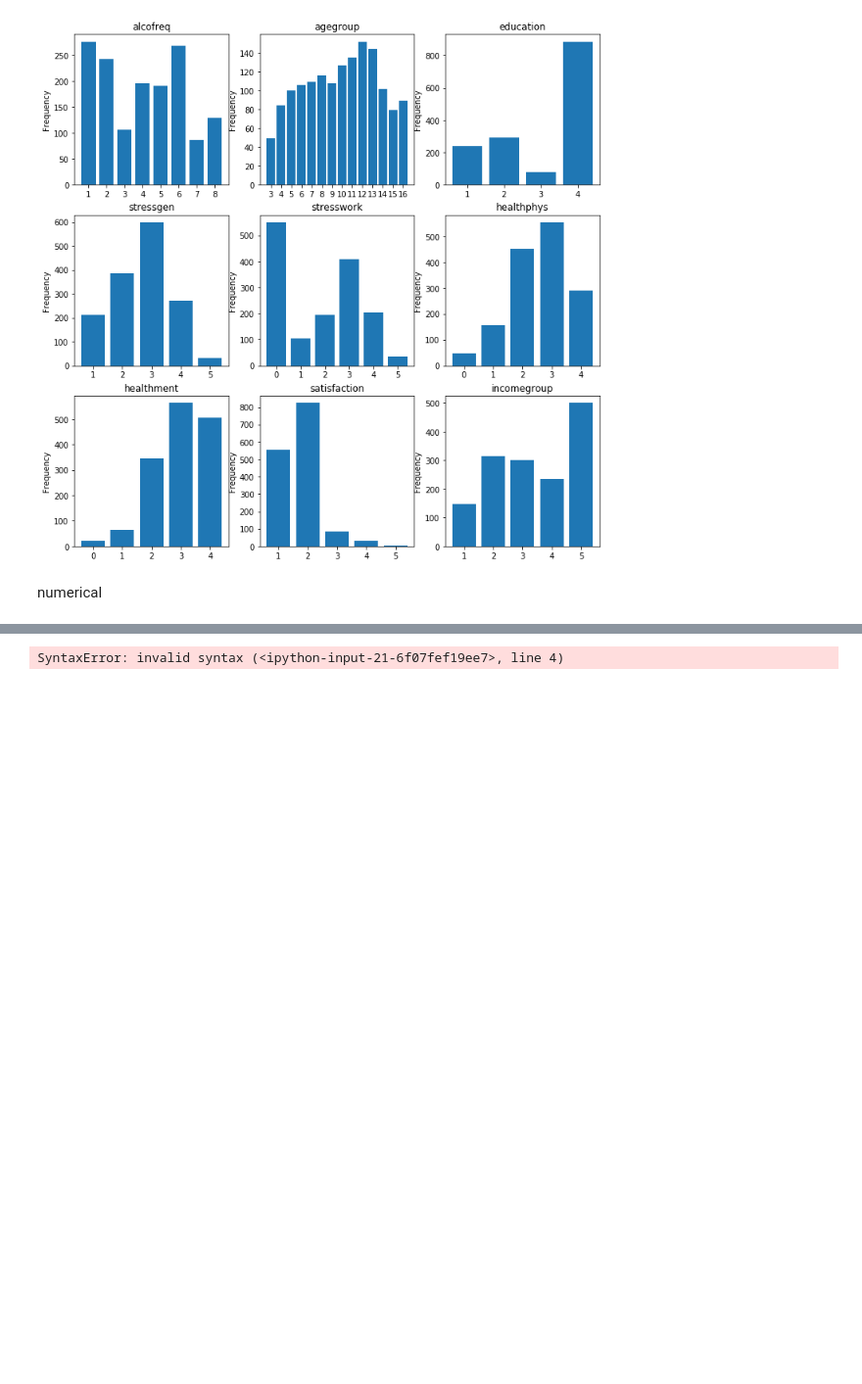
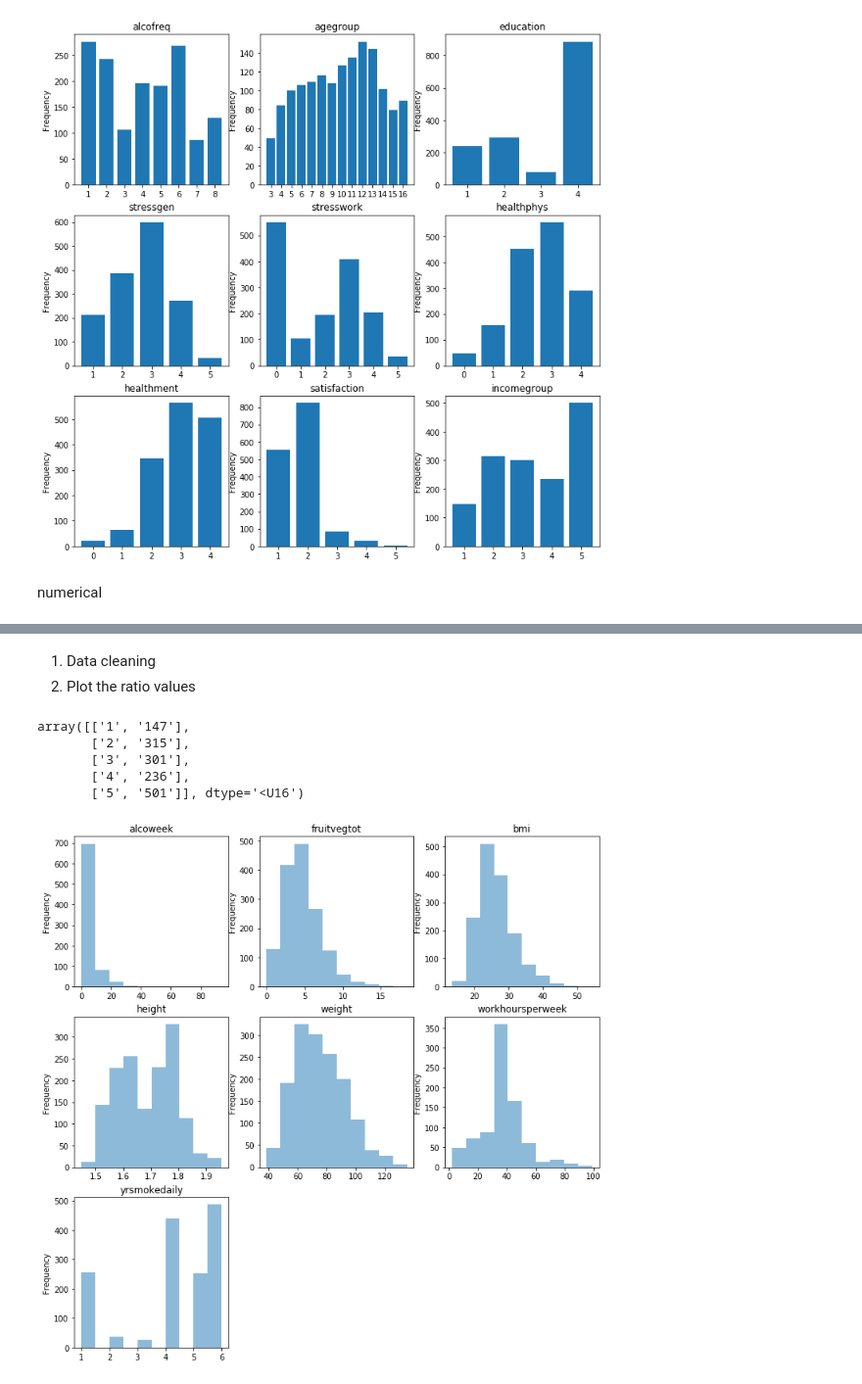
Before and after one commit to diegoarmaca/SocialDataSample, a Jupyter notebook: cchs.ipynb, the cells around one changed output, grey strips where cells are left out. Shown at 98% size. Cells and saved outputs as stored; diff of their text form; code cells hidden in the pictures; blank space fills up the shorter version.

```diff
--- a/cchs.ipynb
+++ b/cchs.ipynb
@@ -268,34 +281,34 @@ numerical
+# %% [markdown]
+1. Data cleaning
+2. Plot the ratio values
 # %%
 #Defining the canvas shape and figures sizes
 data_array = np.asarray(DATA_COLUMNS)
-plot_shape = count[count[:,1] == int].shape
-#plot_shape_odd =
+plot_shape = count[count[:,1] == float].shape
+#plot_shape_odd
 #plot_shape_even
 plots_size = (12,12)
 plt.figure(1, figsize=plots_size)
 #------------------
 #First we need the number of nominal variables
 rows = 331
 counter_num_subplots = 0
 subplot_position = 0
 for i in range(len(DATA_COLUMNS)):
-    if DATA_COLUMNS[i][1] == int:
-        with open("csv/" + DATA_COLUMNS[i][0] + ".csv") as file:
-            subplot_file = np.genfromtxt(file, delimiter=',', skip_header=1, dtype='U16')
-        plot_bar = plt.subplot(counter_num_subplots+ subplot_position+rows) #111
-        plot_bar.bar(subplot_file[:,0], subplot_file[:,1].astype('float64'), label='PSS')
-        plot_bar.set_title(DATA_COLUMNS[i][0])
+    if DATA_COLUMNS[i][1] == float:
+        subplot = CCHS[DATA_COLUMNS[i][0]]
+        plot_hist = plt.subplot(counter_num_subplots+ subplot_position+rows) #111
+        plot_hist.hist(subplot, bins=10, alpha=0.5, label='PSS')
+        plot_hist.set_title(DATA_COLUMNS[i][0])
         #plot_bar.set_xlabel('label')
-        plot_bar.set_ylabel('Frequency')
+        plot_hist.set_ylabel('Frequency')
         rows += 1
 
 subplot_file
-
-
-
-
-
-#------------------
-#plt.show()
 # %% [output]
-SyntaxError: invalid syntax (<ipython-input-21-6f07fef19ee7>, line 4)
+array([['1', '147'],
+       ['2', '315'],
+       ['3', '301'],
+       ['4', '236'],
+       ['5', '501']], dtype='<U16')
+[figure, added]
```
Also changed, not shown: parts of 7 cells of this notebook.
